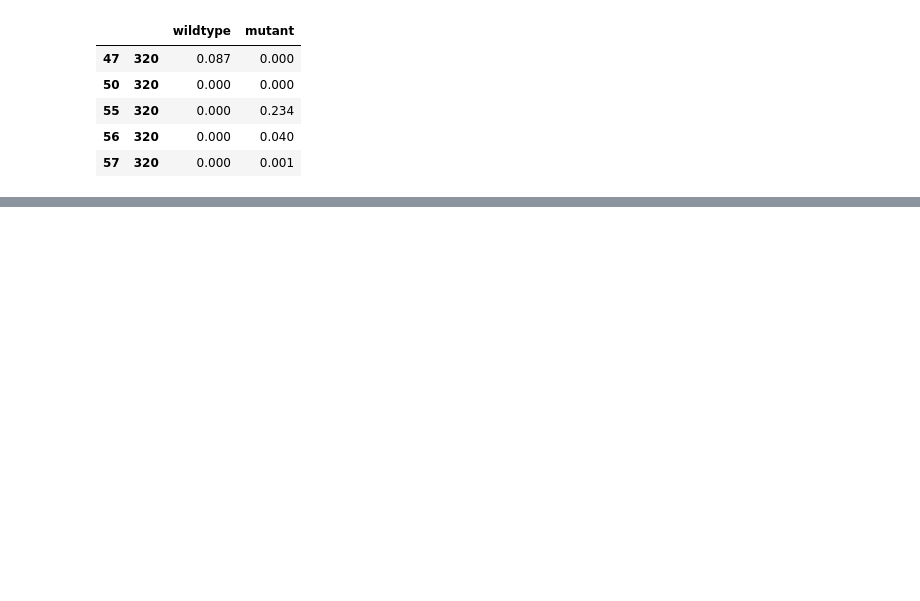
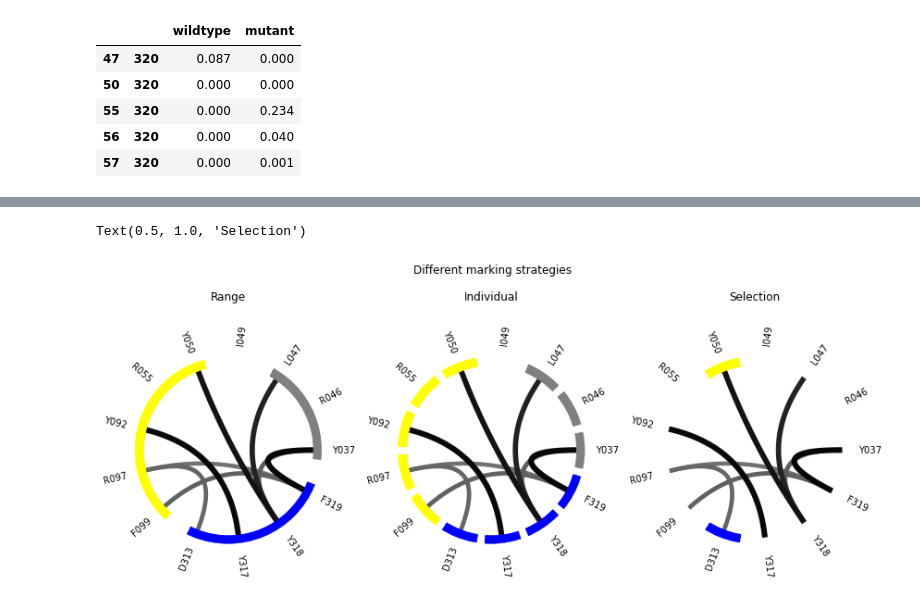
Before and after one commit to liedllab/GetContacts_analysis, a Jupyter notebook: tutorial.ipynb, the cells around one changed output, grey strips where cells are left out. Cells and saved outputs as stored; diff of their text form; code cells hidden in the pictures; blank space fills up the shorter version.

```diff
--- a/tutorial.ipynb
+++ b/tutorial.ipynb
@@ -95,0 +189,35 @@ abs_cut = merged_df[merged_df > CUTOFF]
+# %%
+fig = plt.figure(tight_layout=True, figsize=(12,5))
+fig.suptitle("Different marking strategies")
+ax1 = fig.add_subplot(131,projection='polar')
+ax2 = fig.add_subplot(132,projection='polar')
+ax3 = fig.add_subplot(133,projection='polar')
+
+
+marking = [
+    utils.Mark("A", "grey", range(49)),
+    utils.Mark("B", "yellow", [50, 215]),
+    utils.Mark("H3", "blue", (313,321)),
+]
+fp1 = gc_analysis.flareplot(cut_wt, ax=ax1)
+fp1.mark(marking, strategy_name="range")
+fp1.ax.set_title("Range", pad=60)
+
+
+fp2 = gc_analysis.flareplot(cut_wt, ax=ax2)
+fp2.mark(marking, strategy_name="individual", gap_scale=0.1)
+fp2.ax.set_title("Individual", pad=60)
+
+
+# selection must be in index else a key value is thrown!
+marking = [
+    utils.Mark("B", "yellow", [50]),
+    utils.Mark("H3", "blue", [313]),
+]
+
+fp3 = gc_analysis.flareplot(cut_wt, ax=ax3)
+fp3.mark(marking, strategy_name="selection", gap_scale=0.1)
+fp3.ax.set_title("Selection", pad=60)
+# %% [output]
+Text(0.5, 1.0, 'Selection')
+[figure, new version]
```
Also changed, not shown: parts of 44 cells of this notebook, 1 other file.
